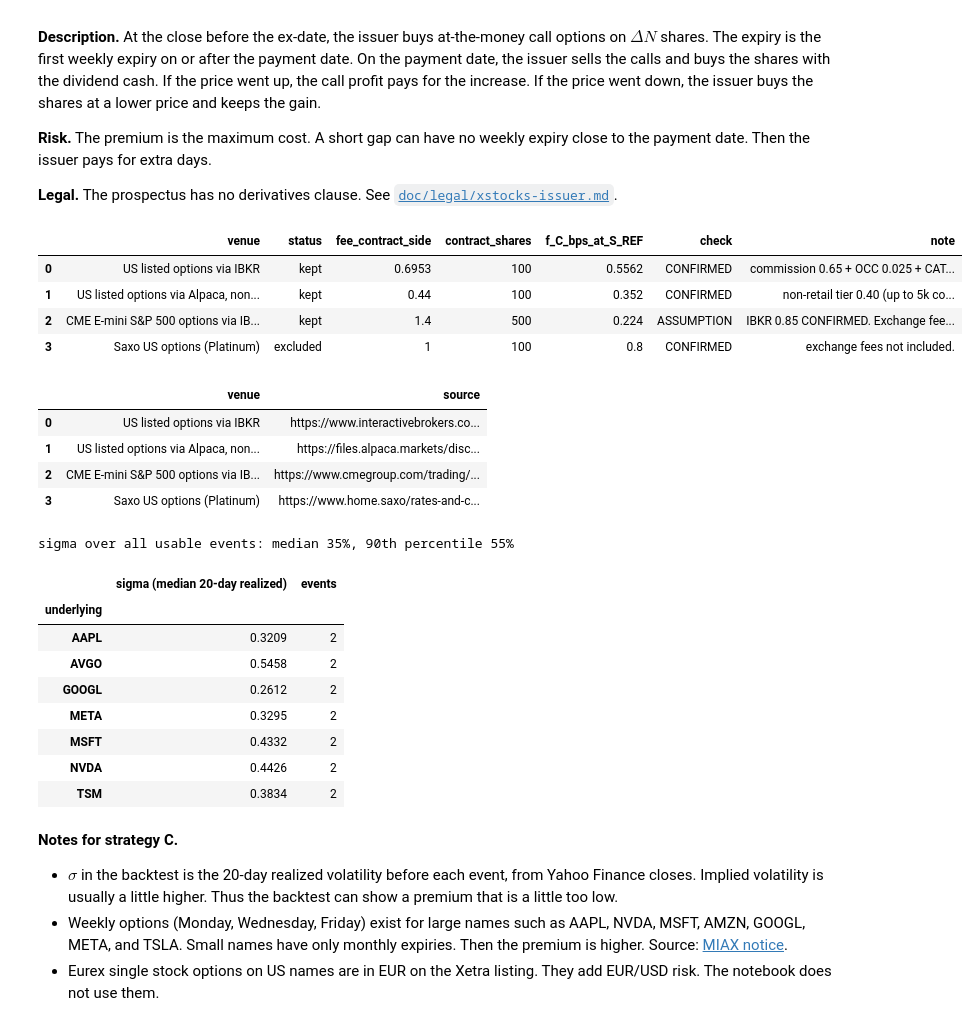
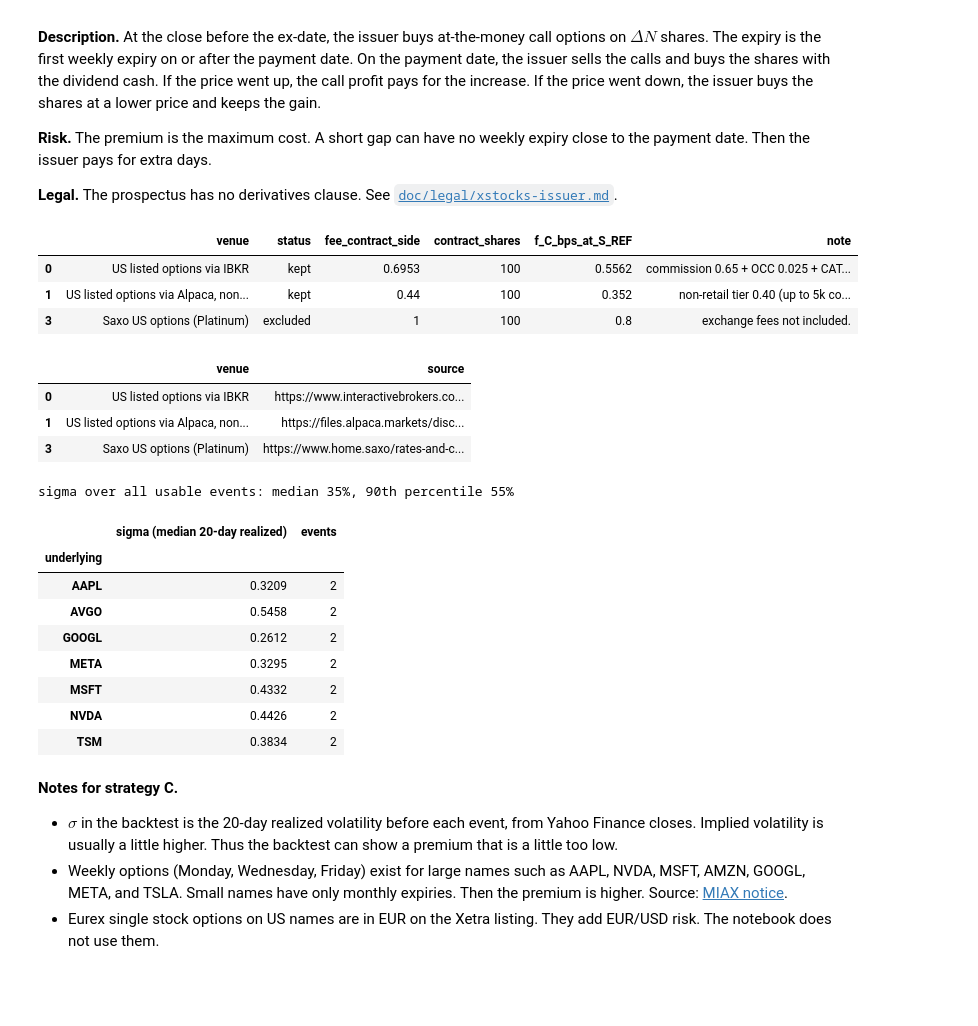
Before and after one commit to Robert29000/xstocks-hedge-research, a Jupyter notebook: hedge_research.ipynb, the cells around one changed output. Saved outputs shown, nothing was run; the diff lists cells and outputs as text; code cells hidden in the pictures; blank space fills up the shorter version.

```diff
--- a/hedge_research.ipynb
+++ b/hedge_research.ipynb
@@ -448,41 +449,41 @@ display(venues_b[["venue", "source"]])
 # %%
 venues_c = pd.DataFrame([
     dict(venue="US listed options via IBKR", status="kept", fee_contract_side=0.65 + 0.025 + 0.02 + 0.0003, contract_shares=100,
          check="CONFIRMED", note="commission 0.65 + OCC 0.025 + CAT 0.0003 CONFIRMED. ORF about 0.02 UNCONFIRMED.",
          legal="doc/legal/venues/interactive-brokers.md", source="https://www.interactivebrokers.com/en/pricing/commissions-options.php"),
     dict(venue="US listed options via Alpaca, non-retail", status="kept", fee_contract_side=0.40 + 0.025 + 0.015, contract_shares=100,
          check="CONFIRMED", note="non-retail tier 0.40 (up to 5k contracts a month) + OCC 0.025 + ORF 0.015.",
          legal="doc/legal/venues/alpaca.md", source="https://files.alpaca.markets/disclosures/library/BrokFeeSched.pdf"),
     dict(venue="CME E-mini S&P 500 options via IBKR (SPYx only)", status="kept", fee_contract_side=0.85 + 0.55, contract_shares=500,
          check="ASSUMPTION", note="IBKR 0.85 CONFIRMED. Exchange fee 0.55 ASSUMPTION. Daily expiries.",
          legal="doc/legal/venues/cme.md", source="https://www.cmegroup.com/trading/equity-index/files/es-options-product-codes-and-listing-calendar.pdf"),
     dict(venue="Saxo US options (Platinum)", status="excluded", fee_contract_side=1.00, contract_shares=100,
          check="CONFIRMED", note="exchange fees not included.",
          legal="doc/legal/venues/saxo.md", source="https://www.home.saxo/rates-and-conditions/listed-options/commissions"),
 ])
 
 def fee_fraction_c(v, price=S_REF):
     "Round-trip option fees (buy, then sell) as a fraction of the hedged notional."
     return 2 * v["fee_contract_side"] / (v["contract_shares"] * price)
 
 venues_c["f_C_bps_at_S_REF"] = venues_c.apply(fee_fraction_c, axis=1) * 1e4
-display(venues_c[["venue", "status", "fee_contract_side", "contract_shares", "f_C_bps_at_S_REF", "check", "note"]])
+venues_c_other = venues_c[venues_c["check"] != "CONFIRMED"]
+venues_c = venues_c[venues_c["check"] == "CONFIRMED"]
+display(venues_c[["venue", "status", "fee_contract_side", "contract_shares", "f_C_bps_at_S_REF", "note"]])
 display(venues_c[["venue", "source"]])
 
 vol_table = (usable.groupby("underlying")["vol_20d"].median().rename("sigma (median 20-day realized)")
              .to_frame().join(usable.groupby("underlying").size().rename("events")))
 print(f"sigma over all usable events: median {usable['vol_20d'].median():.0%}, 90th percentile {usable['vol_20d'].quantile(.9):.0%}")
 display(vol_table)
 # %% [output]
-|  | venue | status | fee_contract_side | contract_shares | f_C_bps_at_S_REF | check | note |
-| 0 | US listed options via IBKR | kept | 0.6953 | 100 | 0.5562 | CONFIRMED | commission 0.65 + OCC 0.025 + CAT... |
-| 1 | US listed options via Alpaca, non... | kept | 0.44 | 100 | 0.352 | CONFIRMED | non-retail tier 0.40 (up to 5k co... |
-| 2 | CME E-mini S&P 500 options via IB... | kept | 1.4 | 500 | 0.224 | ASSUMPTION | IBKR 0.85 CONFIRMED. Exchange fee... |
-| 3 | Saxo US options (Platinum) | excluded | 1 | 100 | 0.8 | CONFIRMED | exchange fees not included. |
+|  | venue | status | fee_contract_side | contract_shares | f_C_bps_at_S_REF | note |
+| 0 | US listed options via IBKR | kept | 0.6953 | 100 | 0.5562 | commission 0.65 + OCC 0.025 + CAT... |
+| 1 | US listed options via Alpaca, non... | kept | 0.44 | 100 | 0.352 | non-retail tier 0.40 (up to 5k co... |
+| 3 | Saxo US options (Platinum) | excluded | 1 | 100 | 0.8 | exchange fees not included. |
 |  | venue | source |
 | 0 | US listed options via IBKR | https://www.interactivebrokers.co... |
 | 1 | US listed options via Alpaca, non... | https://files.alpaca.markets/disc... |
-| 2 | CME E-mini S&P 500 options via IB... | https://www.cmegroup.com/trading/... |
 | 3 | Saxo US options (Platinum) | https://www.home.saxo/rates-and-c... |
 sigma over all usable events: median 35%, 90th percentile 55%
 |  | sigma (median 20-day realized) | events |
```
Also changed, not shown: parts of 12 cells of this notebook, 1 other file.
